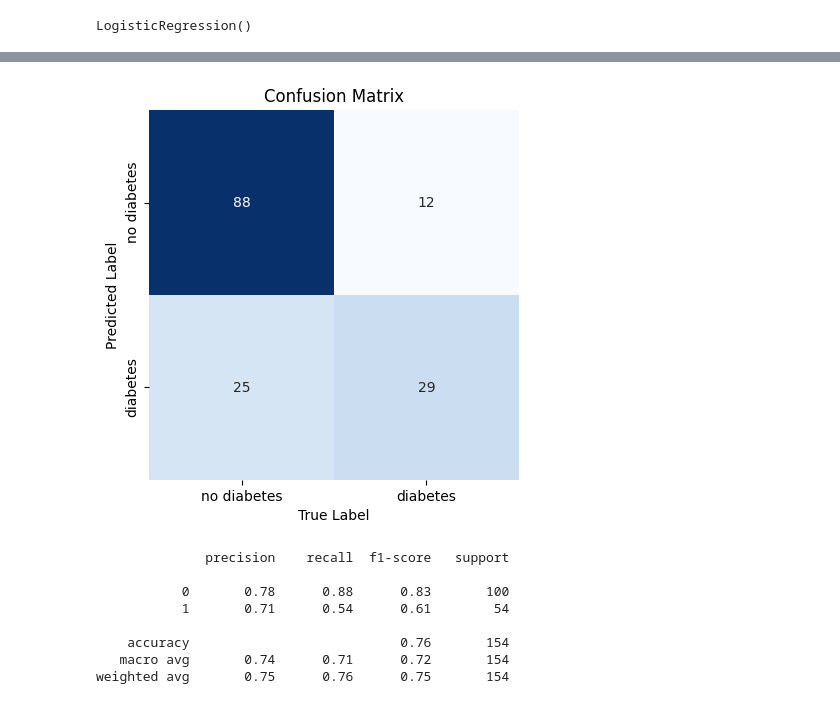
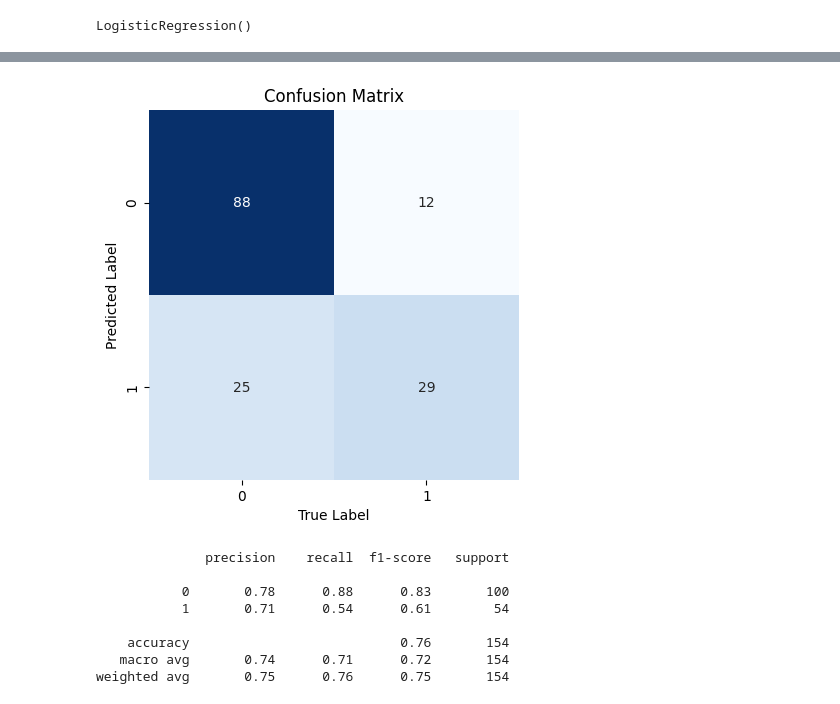
Before and after one commit to Frenz86/IFTS23, a Jupyter notebook: Less10/03Dynamic_confusionmatrix.ipynb, the cells around one changed output, grey strips where cells are left out. Saved outputs shown, nothing was run; the diff lists cells and outputs as text; code cells hidden in the pictures.

```diff
--- a/Less10/03Dynamic_confusionmatrix.ipynb
+++ b/Less10/03Dynamic_confusionmatrix.ipynb
@@ -127,15 +136,15 @@ interactive(children=(FloatSlider(value=0.5, description='threshold', max=1.0, s
 # %%
 y_pred = model_lr.predict(X_test)
 # %%
-labels = ['no diabetes', 'diabetes']
+labels = y_test.sort_values().drop_duplicates().to_list()
 
 cm = confusion_matrix(y_test, y_pred)
 sns.heatmap(cm , square=True, annot=True, cbar=False,cmap='Blues',xticklabels=labels,yticklabels=labels)
 plt.title('Confusion Matrix')
 plt.xlabel('True Label')
 plt.ylabel('Predicted Label');
 # %% [output]
-[figure, old version]
+[figure, new version]
 # %%
 from sklearn.metrics import classification_report
 print(classification_report(y_test,y_pred))
```
Also changed, not shown: parts of 2 cells of this notebook.
